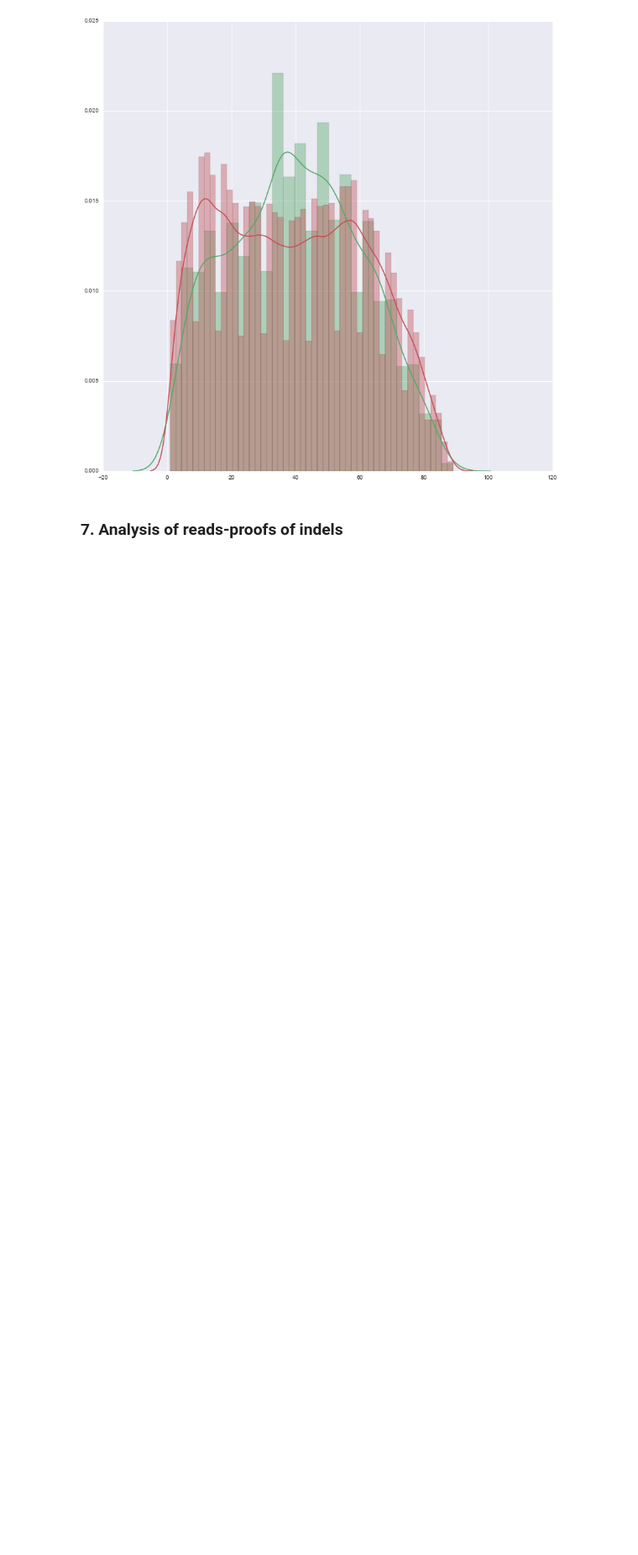
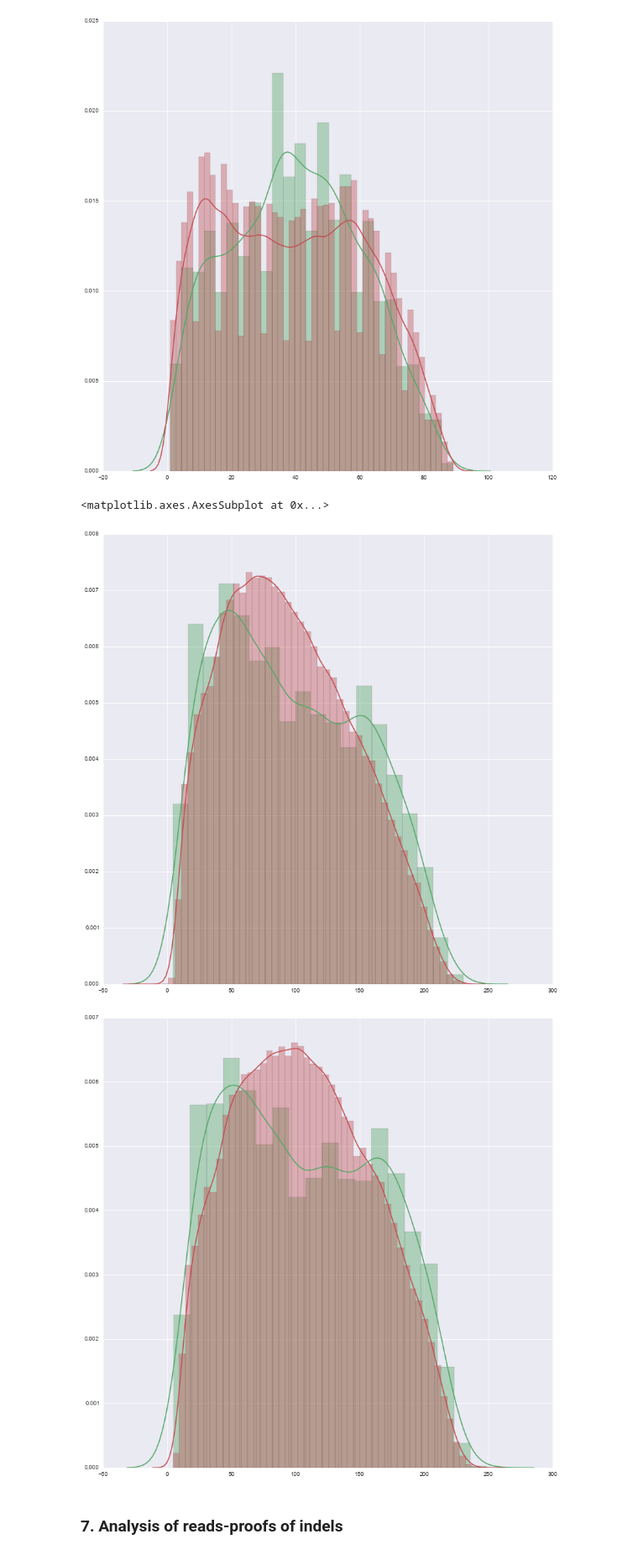
Before and after one commit to AlexanderGri/Graduate-work, a Jupyter notebook: Feature analysis.ipynb, the cells around one changed output. Shown at 84% size. Saved outputs shown, nothing was run; the diff lists cells and outputs as text; code cells hidden in the pictures; blank space fills up the shorter version.

```diff
--- a/Feature analysis.ipynb
+++ b/Feature analysis.ipynb
@@ -511,6 +511,13 @@ def indel_positions_in_reads(path_to_reference,path_to_bam,path_to_vcf):
         n+=1
     samfile.close()
     return full_list
+# %%
+def conf_int(values):
+    p=0.95
+    M = np.mean(values)
+    S = np.std(values)
+    delta = stats.norm.ppf((1+p)/2)*S/len(values)**0.5
+    return [M - delta, M + delta]
 # %% [markdown]
 ### 8. try_understand_bam
 Функция для того, чтобы разобраться, что из себя представляет bam файл и как с ним правильно работать.
@@ -830,6 +837,21 @@ for a in range(0,max, max/n):
 [figure]
 [figure]
 [figure]
+# %%
+data_conf_int_tp = (np.asarray([conf_int([y[1]-y[0] for y in x])[0] for x in positions_data_tp]),np.asarray([conf_int([y[1]-y[0] for y in x])[1] for x in positions_data_tp]))
+data_conf_int_fp = (np.asarray([conf_int([y[1]-y[0] for y in x])[0] for x in positions_data_fp]),np.asarray([conf_int([y[1]-y[0] for y in x])[1] for x in positions_data_fp]))
+plt.figure(figsize=(14,14))
+sns.set(color_codes=True)
+sns.distplot(data_conf_int_tp[0],color = 'g',hist=True,label='tp')
+sns.distplot(data_conf_int_fp[0],color = 'r',hist=True,label='fp')
+plt.figure(figsize=(14,14))
+sns.set(color_codes=True)
+sns.distplot(data_conf_int_tp[1],color = 'g',hist=True,label='tp')
+sns.distplot(data_conf_int_fp[1],color = 'r',hist=True,label='fp')
+# %% [output]
+<matplotlib.axes.AxesSubplot at 0x...>
+[figure, added]
+[figure, added]
 # %% [markdown]
 ### 7. Analysis of reads-proofs of indels
 # %%
```
